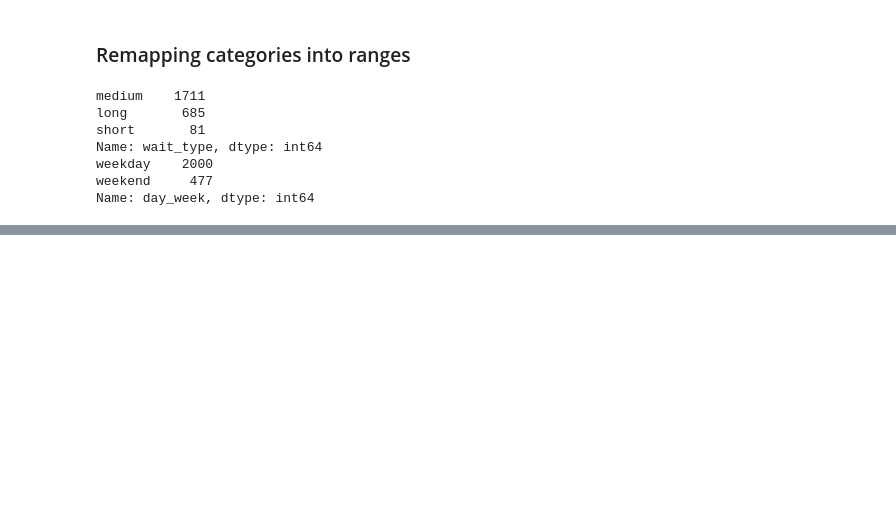
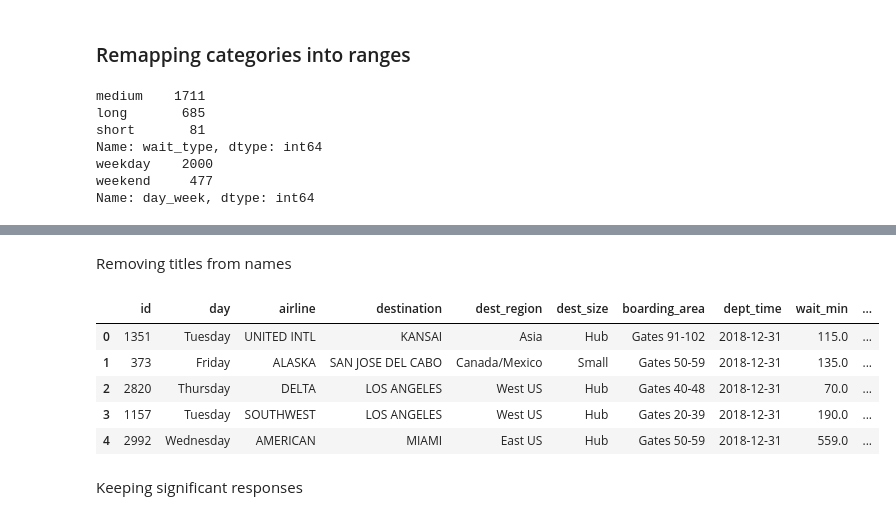
Before and after one commit to jrc-python/python-toolbox, a Jupyter notebook: 3-cleaning-data/cleaning-data.ipynb, the cells around one changed output, grey strips where cells are left out. Drawn from its saved outputs; the diff is of its cells as text; code cells hidden in the pictures; blank space fills up the shorter version.

```diff
--- a/3-cleaning-data/cleaning-data.ipynb
+++ b/3-cleaning-data/cleaning-data.ipynb
@@ -436,3 +437,19 @@ Name: income_group, dtype: int64
 operating_system column is: `'Microsoft'`, `'MacOS'`, `'Linux'`, `'IOS'`, `'Android'`
 
 operating_system column should become: `'DesktopOS'`, `'MobileOS'`
+# %%
+import pandas as pd
+import numpy as np
+
+from faker import Faker
+
+fake = Faker('pt_BR')
+
+operating_systems = ['Windows', 'MacOS', 'Linux', 'Android', 'iOS']
+
+users = pd.DataFrame(columns=['id', 'name', 'email', 'os'])
+
+for i in range(100):
+    users.loc[i] = [i, fake.name(), fake.email(), fake.random_element(elements=operating_systems)]
+
+users.head()
@@ -528,0 +577,43 @@ Name: day_week, dtype: int64
+# %% [markdown]
+Removing titles from names
+# %%
+import random
+import pandas as pd
+from faker import Faker
+
+airlines = pd.read_csv('files/airlines.csv', index_col=0)
+
+# Add random titles and names
+fake = Faker('pt_BR')
+names = []
+for i in range(airlines.shape[0]):
+    male = random.choices([True, False], weights=[8, 2])[0]
+    if male:
+        name = fake.prefix_male() + ' ' + fake.name_male()
+    else:
+        name = fake.prefix_female() + ' ' + fake.name_female()
+    names.append(name)
+airlines['full_name'] = names
+
+# Titles are in the name column
+assert airlines['full_name'].str.contains('Dr.|Dra.|Sr.|Sra.').any() == True
+
+# Replace unwanted titles with empty strings ""
+airlines['full_name'] = airlines['full_name'].str.replace("Dr.", "", regex=True)
+airlines['full_name'] = airlines['full_name'].str.replace("Dra.", "", regex=True)
+airlines['full_name'] = airlines['full_name'].str.replace("Sr.", "", regex=True)
+airlines['full_name'] = airlines['full_name'].str.replace("Sra.", "", regex=True)
+
+# Assert that full_name has no honorifics
+assert airlines['full_name'].str.contains('Dr.|Dra.|Sr.|Sra.').any() == False
+
+airlines.head()
+# %% [output]
+|  | id | day | airline | destination | dest_region | dest_size | boarding_area | dept_time | wait_min | ... |
+| 0 | 1351 | Tuesday | UNITED INTL | KANSAI | Asia | Hub | Gates 91-102 | 2018-12-31 | 115.0 | ... |
+| 1 | 373 | Friday | ALASKA | SAN JOSE DEL CABO | Canada/Mexico | Small | Gates 50-59 | 2018-12-31 | 135.0 | ... |
+| 2 | 2820 | Thursday | DELTA | LOS ANGELES | West US | Hub | Gates 40-48 | 2018-12-31 | 70.0 | ... |
+| 3 | 1157 | Tuesday | SOUTHWEST | LOS ANGELES | West US | Hub | Gates 20-39 | 2018-12-31 | 190.0 | ... |
+| 4 | 2992 | Wednesday | AMERICAN | MIAMI | East US | Hub | Gates 50-59 | 2018-12-31 | 559.0 | ... |
+# %% [markdown]
+Keeping significant responses
```
Also changed, not shown: parts of 39 cells of this notebook, 6 other files.
